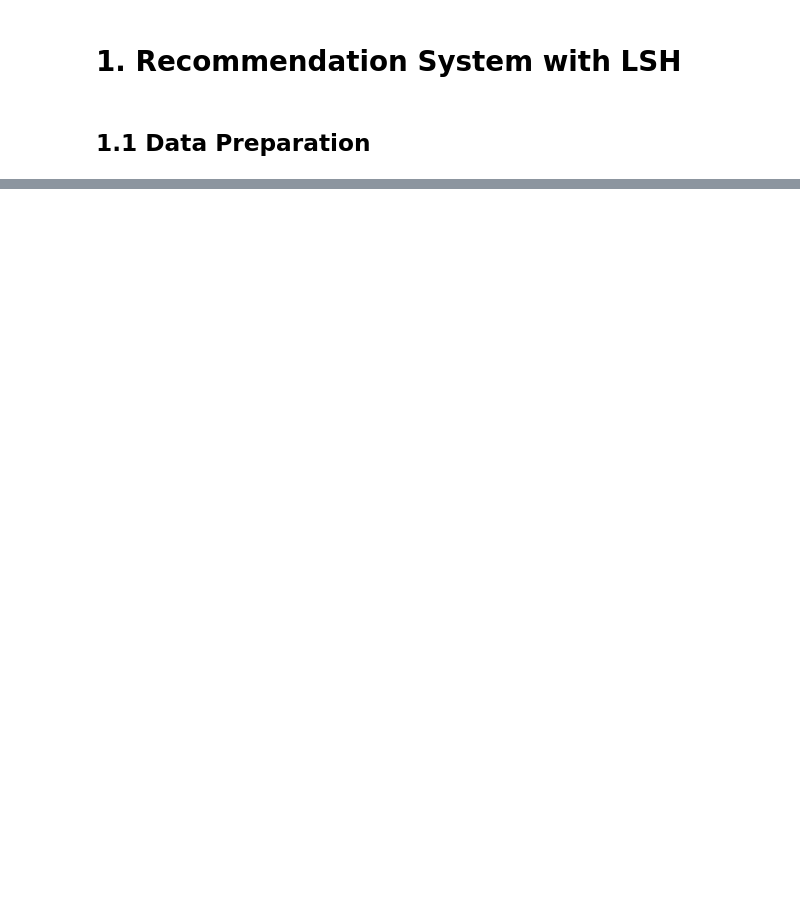
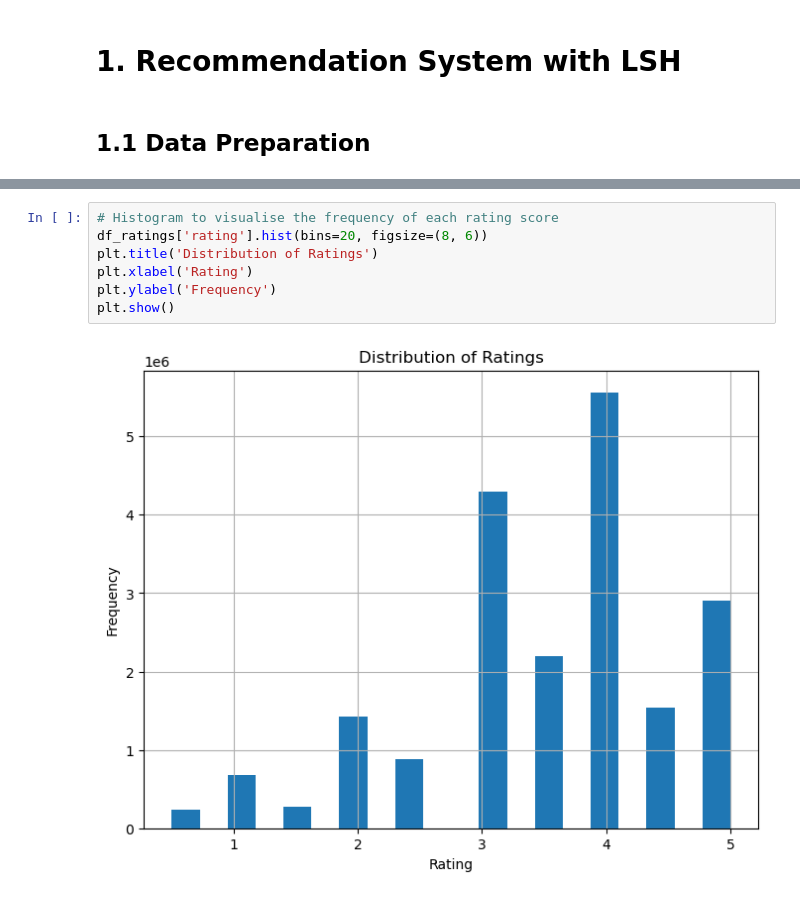
Before and after one commit to yaraoyoussef/ADM-HW4, a Jupyter notebook: main.ipynb, the cells around one changed output, grey strips where cells are left out. Drawn from its saved outputs; the diff is of its cells as text; blank space fills up the shorter version.

```diff
--- a/main.ipynb
+++ b/main.ipynb
@@ -26,0 +96,9 @@ df
+# %%
+# Histogram to visualise the frequency of each rating score
+df_ratings['rating'].hist(bins=20, figsize=(8, 6))
+plt.title('Distribution of Ratings')
+plt.xlabel('Rating')
+plt.ylabel('Frequency')
+plt.show()
+# %% [output]
+[figure, added]
```
Also changed, not shown: parts of 16 cells of this notebook.
